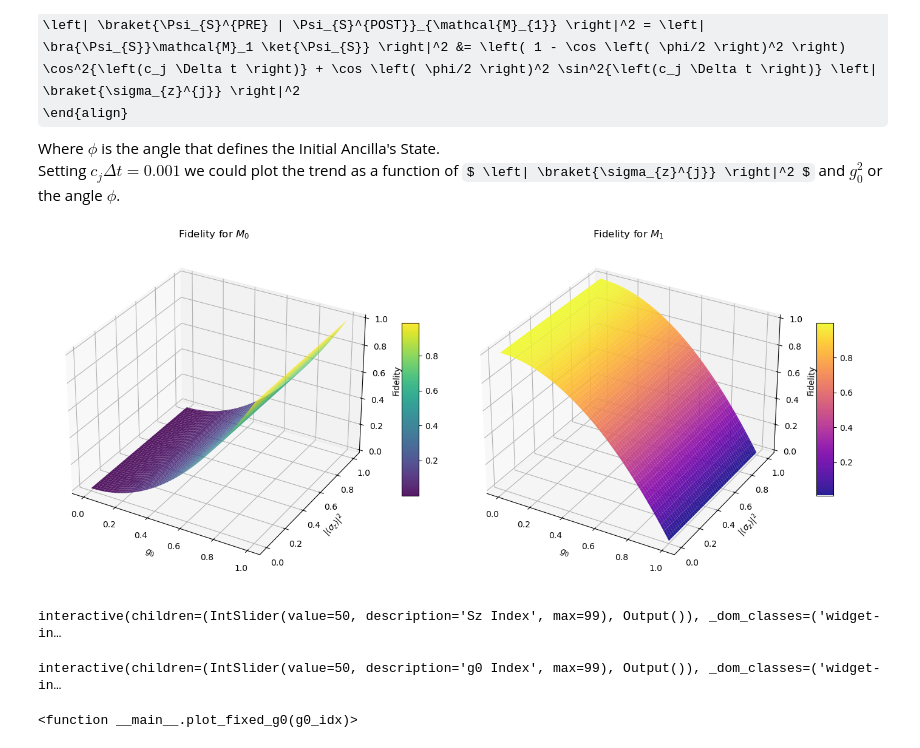
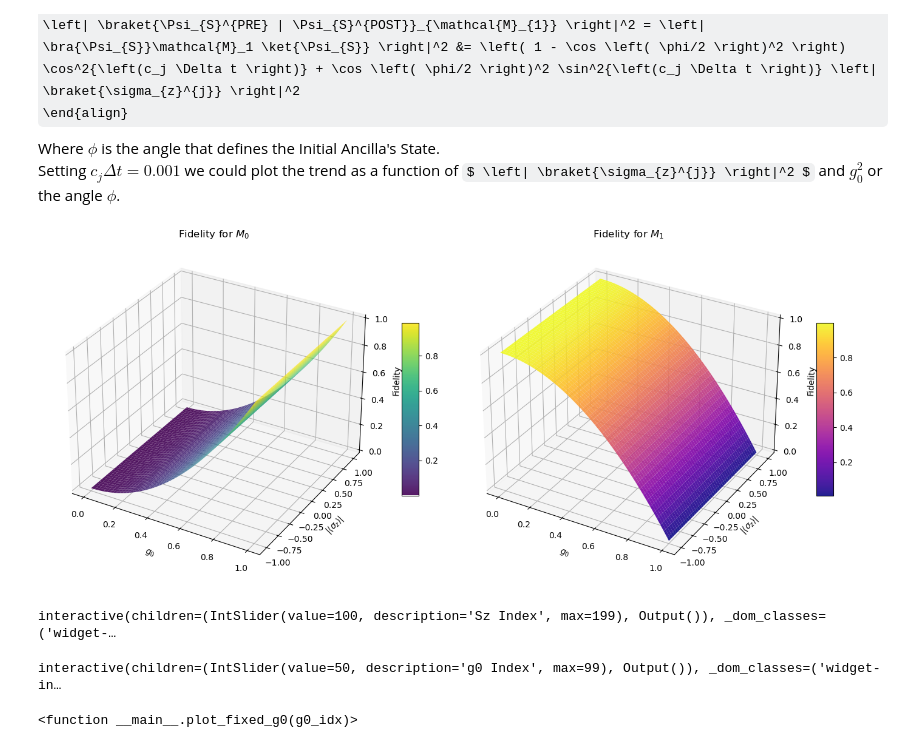
Before and after one commit to francescociavarella/Collisional-Methods, a Jupyter notebook: Codes/Probability.ipynb, the cells around one changed output. Saved outputs shown, nothing was run; the diff lists cells and outputs as text; code cells hidden in the pictures; some formulas as TeX source.

```diff
--- a/Codes/Probability.ipynb
+++ b/Codes/Probability.ipynb
@@ -154,7 +154,7 @@ Setting $ c_j \Delta t = 0.001$ we could plot the trend as a function of $ \left
 # ---------------------
 # Sz expectation values
 # ---------------------
-sz = np.linspace(0, 1, 100)   # varies from 0 to 1
+sz = np.linspace(-1, 1, 200)   # varies from 0 to 1
 
 g0 = np.linspace(0, 1, 100)
 
@@ -164,7 +164,7 @@ m_points = len(sz)
 F_M0_matrix = np.zeros((n_points, m_points))
 F_M1_matrix = np.zeros((n_points, m_points))
 
-G0, SZ_SQ = np.meshgrid(g0, sz, indexing='ij')
+G0, SZ = np.meshgrid(g0, sz, indexing='ij')
 
 @njit(cache=True)
 def compute_Fidelity(n_points, m_points, cj, dt, g0, sz, F_M0_matrix, F_M1_matrix):
@@ -178,7 +178,7 @@ def compute_Fidelity(n_points, m_points, cj, dt, g0, sz, F_M0_matrix, F_M1_matri
         g0_sq = g0[i]**2
         g1_sq = 1 - g0[i]**2
         for j in range(m_points):
-            sz_sq = sz[j]
+            sz_sq = sz[j]**2
 
             # Fidelity for M0
             F_M0_matrix[i, j] = g0_sq * cos2_cdt + g1_sq * sin2_cdt * sz_sq
@@ -197,18 +197,18 @@ fig = plt.figure(figsize=(14, 6))
 
 # Plot for F_M0
 ax1 = fig.add_subplot(121, projection='3d')
-surf1 = ax1.plot_surface(G0, SZ_SQ, F_M0_matrix, cmap='viridis', alpha=0.9)
+surf1 = ax1.plot_surface(G0, SZ, F_M0_matrix, cmap='viridis', alpha=0.9)
 ax1.set_xlabel('$g_0$')
-ax1.set_ylabel('$|\\langle \\sigma_z \\rangle|^2$')
+ax1.set_ylabel('$|\\langle \\sigma_z \\rangle|$')
 ax1.set_zlabel('Fidelity')
 ax1.set_title('Fidelity for $M_0$')
 fig.colorbar(surf1, ax=ax1, shrink=0.5, aspect=10)
 
 # Plot for F_M1
 ax2 = fig.add_subplot(122, projection='3d')
-surf2 = ax2.plot_surface(G0, SZ_SQ, F_M1_matrix, cmap='plasma', alpha=0.9)
+surf2 = ax2.plot_surface(G0, SZ, F_M1_matrix, cmap='plasma', alpha=0.9)
 ax2.set_xlabel('$g_0$')
-ax2.set_ylabel('$|\\langle \\sigma_z \\rangle|^2$')
+ax2.set_ylabel('$|\\langle \\sigma_z \\rangle|$')
 ax2.set_zlabel('Fidelity')
 ax2.set_title('Fidelity for $M_1$')
 fig.colorbar(surf2, ax=ax2, shrink=0.5, aspect=10)
@@ -221,38 +221,38 @@ plt.show()
 # ==========================
 
 # Slider for fixed Sz
 def plot_fixed_sz(sz_idx):
     plt.figure(figsize=(8, 5))
     # Using g0_vals which has the correct shape
     plt.plot(g0, F_M0_matrix[:, sz_idx], label='$F_{M0}$', lw=2)
     plt.plot(g0, F_M1_matrix[:, sz_idx], label='$F_{M1}$', lw=2)
-    plt.title(f'Fidelity vs $g_0$ (Fixed $|\\langle \\sigma_z \\rangle|^2$ = {sz[sz_idx]:.2f})')
+    plt.title(f'Fidelity vs $g_0$ (Fixed $|\\langle \\sigma_z \\rangle|$ = {sz[sz_idx]:.2f})')
     plt.xlabel('$g_0$')
     plt.ylabel('Fidelity')
     plt.ylim(0, 1.05)
     plt.grid(True, alpha=0.4)
     plt.legend()
     plt.show()
 
 interact(plot_fixed_sz, sz_idx=IntSlider(min=0, max=m_points-1, step=1, value=m_points//2, description='Sz Index'))
 
 # Slider for fixed g0
 def plot_fixed_g0(g0_idx):
     plt.figure(figsize=(8, 5))
     plt.plot(sz, F_M0_matrix[g0_idx, :], label='$F_{M0}$', lw=2)
     plt.plot(sz, F_M1_matrix[g0_idx, :], label='$F_{M1}$', lw=2)
-    plt.title(f'Fidelity vs $|\\langle \\sigma_z \\rangle|^2$ (Fixed $g_0$ = {g0[g0_idx]:.2f})')
-    plt.xlabel('$|\\langle \\sigma_z \\rangle|^2$')
+    plt.title(f'Fidelity vs $|\\langle \\sigma_z \\rangle|$ (Fixed $g_0$ = {g0[g0_idx]:.2f})')
+    plt.xlabel('$|\\langle \\sigma_z \\rangle|$')
     plt.ylabel('Fidelity')
     plt.ylim(0, 1.05)
     plt.grid(True, alpha=0.4)
     plt.legend()
     plt.show()
 
 interact(plot_fixed_g0, g0_idx=IntSlider(min=0, max=n_points-1, step=1, value=n_points//2, description='g0 Index'))
 # %% [output]
-[figure, old version]
+[figure, new version]
-interactive(children=(IntSlider(value=50, description='Sz Index', max=99), Output()), _dom_classes=('widget-in…
+interactive(children=(IntSlider(value=100, description='Sz Index', max=199), Output()), _dom_classes=('widget-…
 interactive(children=(IntSlider(value=50, description='g0 Index', max=99), Output()), _dom_classes=('widget-in…
 <function __main__.plot_fixed_g0(g0_idx)>
 # %%
```
Also changed, not shown: parts of 13 cells of this notebook, 6 other files.
